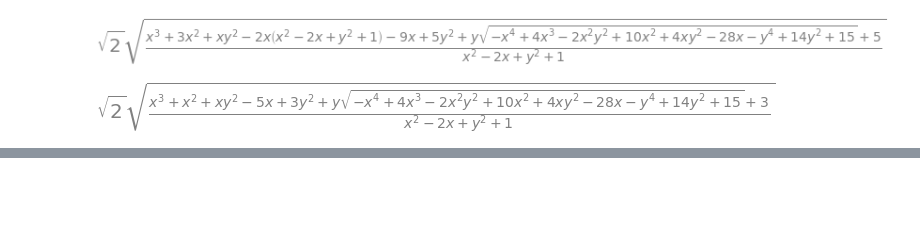
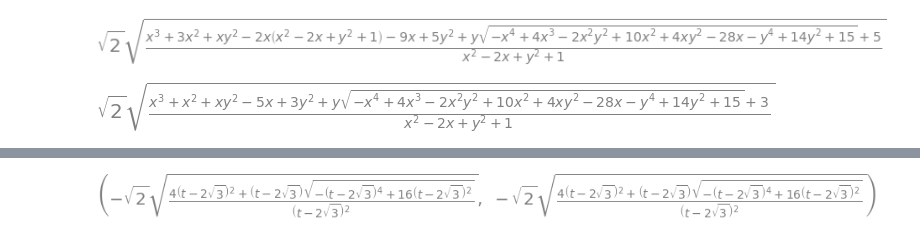
Before and after one commit to qwertpas/pythontests, a Jupyter notebook: ece470/eq_solve.ipynb, the cells around one changed output, grey strips where cells are left out. Cells and saved outputs as stored; diff of their text form; code cells hidden in the pictures; blank space fills up the shorter version.

```diff
--- a/ece470/eq_solve.ipynb
+++ b/ece470/eq_solve.ipynb
@@ -52,0 +139,5 @@ theta2
+# %%
+#down by 1 unit from t=2 to t=3
+(traj1_theta1, traj1_theta2)
+# %% [output]
+[figure, added]
```
Also changed, not shown: parts of 11 cells of this notebook.
